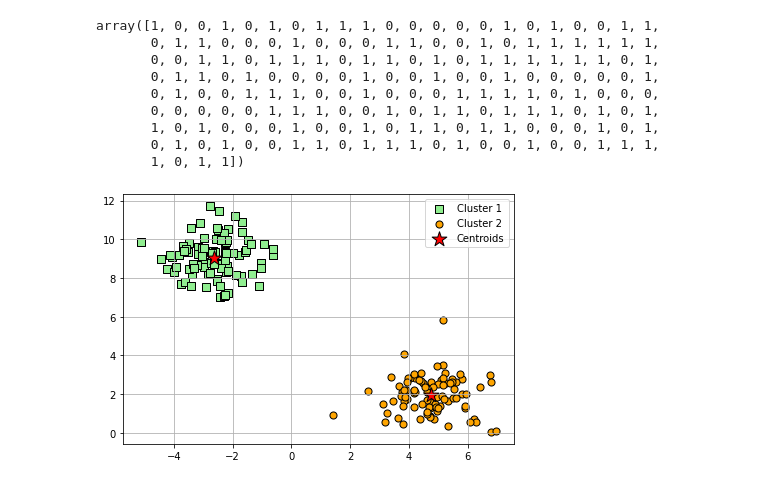
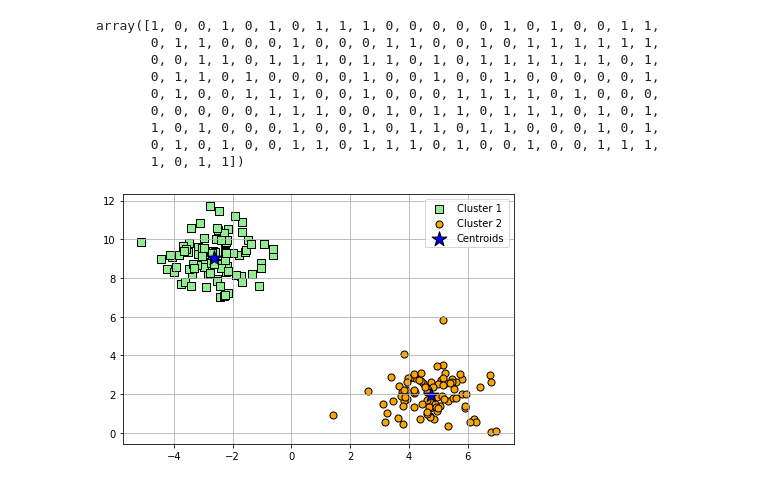
Before and after one commit to ammarlodhi255/machine-learning-from-scratch, a Jupyter notebook: 15. clustering.ipynb, the cells around one changed output. Cells and saved outputs as stored; diff of their text form; code cells hidden in the pictures.

```diff
--- a/15. clustering.ipynb
+++ b/15. clustering.ipynb
@@ -58,32 +58,32 @@ plt.scatter (
     c='lightgreen',
     marker='s',
     edgecolor='black',
     label='Cluster 1'
 )
 
 plt.scatter(
     X[y_kmeans == 1, 0],
     X[y_kmeans == 1, 1],
     s=50,
     c='orange',
     marker='o',
     edgecolor='black',
     label='Cluster 2'
 )
 
 plt.scatter (
     kmeans.cluster_centers_[:, 0],
     kmeans.cluster_centers_[:, 1],
     s=240,
     marker='*',
-    c='red',
+    c='blue',
     edgecolor='black',
     label='Centroids'
 )
 
 plt.legend(scatterpoints=1)
 plt.grid()
 plt.tight_layout()
 plt.show()
 # %% [output]
-[figure, old version]
+[figure, new version]
```
